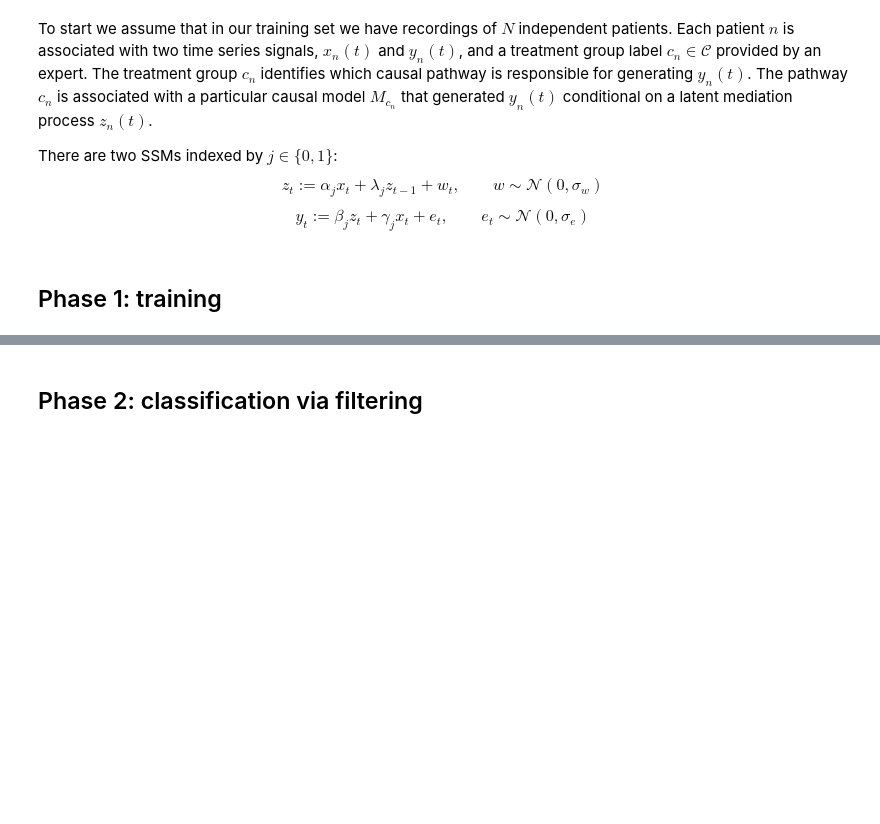
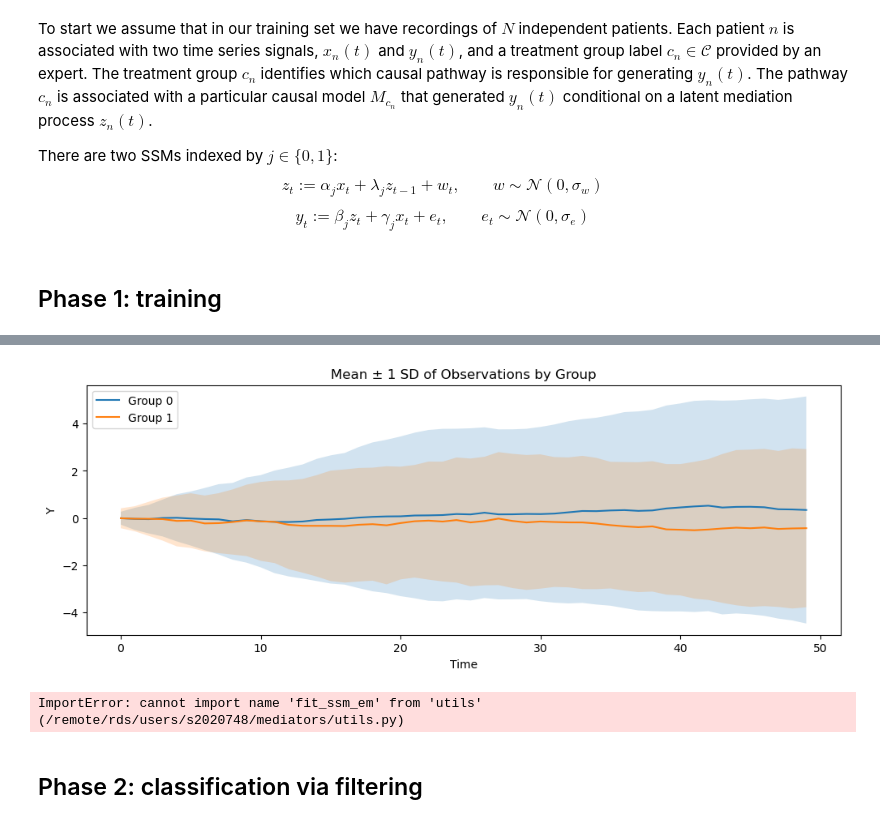
Before and after one commit to Analia7/mediators, a Jupyter notebook: active_discovery_of_latent_dynamic_mediators.ipynb, the cells around one changed output, grey strips where cells are left out. Saved outputs shown, nothing was run; the diff lists cells and outputs as text; code cells hidden in the pictures; blank space fills up the shorter version.

```diff
--- a/active_discovery_of_latent_dynamic_mediators.ipynb
+++ b/active_discovery_of_latent_dynamic_mediators.ipynb
@@ -81,3 +113,25 @@ j_train, X_train, Z_train, Y_train = generate_synthetic_samples(n_patients=100,
+# %%
+fig, ax = plt.subplots(figsize=(12, 4))
+for group in [0, 1]:
+    idx = (j_train == group)
+    mean_y = Y_train[idx].mean(axis=0)
+    std_y  = Y_train[idx].std(axis=0)
+    t = np.arange(50)
+    ax.plot(t, mean_y, label=f'Group {group}')
+    ax.fill_between(t, mean_y - std_y, mean_y + std_y, alpha=0.2)
+
+ax.set_xlabel('Time'); ax.set_ylabel('Y')
+ax.set_title('Mean ± 1 SD of Observations by Group')
+ax.legend()
+plt.show()
+# %% [output]
+[figure, added]
+# %%
+from utils import fit_mixture_ssm
+# fit SSM parameters for each group
+results_theta, loglik_theta = fit_mixture_ssm(j_train, X_train, Y_train)
+# %% [output]
+ImportError: cannot import name 'fit_ssm_em' from 'utils' (/remote/rds/users/s2020748/mediators/utils.py)
 # %% [markdown]
 ## Phase 2: classification via filtering
 # %%
```
Also changed, not shown: parts of 2 cells of this notebook, 1 other file.
